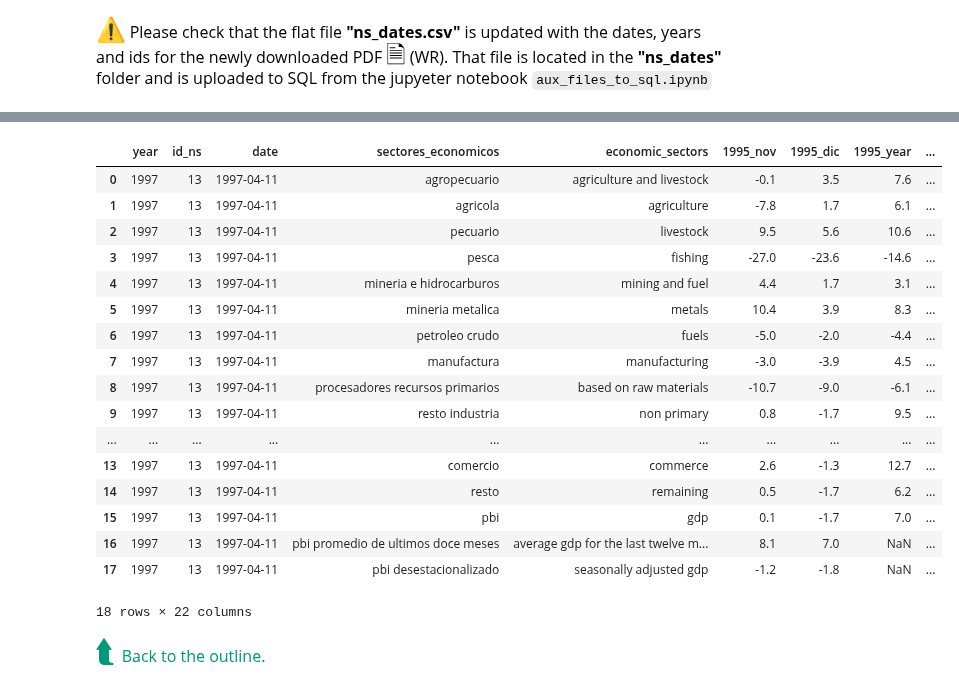
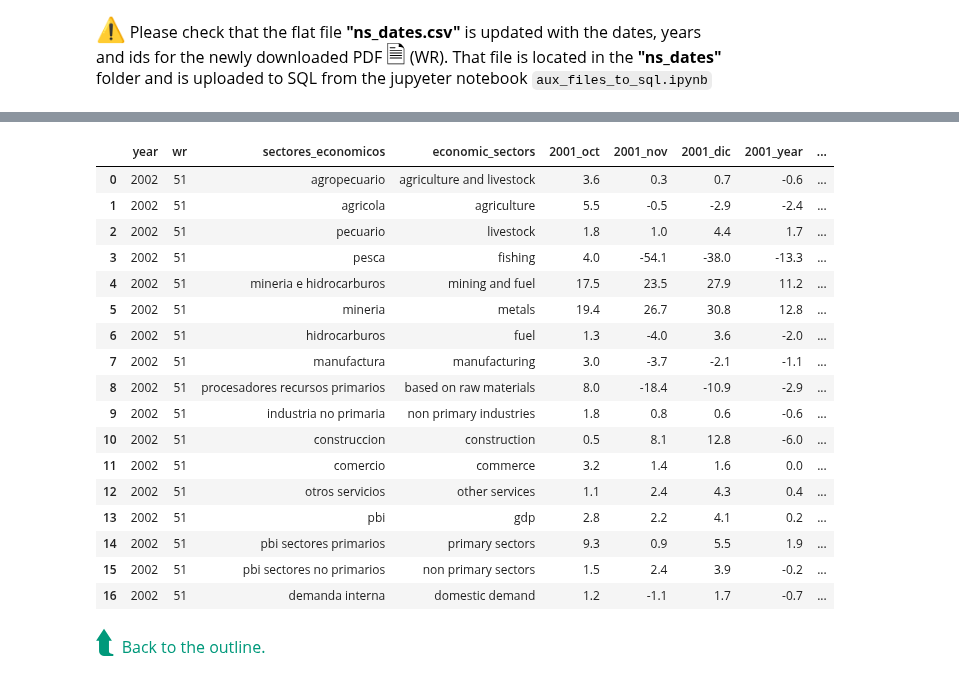
Before and after one commit to JasonCruz18/peru_gdp_revisions, a Jupyter notebook: gdp_revisions_datasets/old_gdp_rtd.ipynb, the cells around one changed output, grey strips where cells are left out. Cells and saved outputs as stored; diff of their text form; code cells hidden in the pictures.

```diff
--- a/gdp_revisions_datasets/old_gdp_rtd.ipynb
+++ b/gdp_revisions_datasets/old_gdp_rtd.ipynb
@@ -411,24 +420,24 @@ old_tables_dict_1['ns_13_1997_1'].head(30)
 # %%
-old_dataframes_dict_1['ns_13_1997_1'].head(30)
+old_dataframes_dict_1['ns_51_2002_1'].head(30)
 # %% [output]
-|  | year | id_ns | date | sectores_economicos | economic_sectors | 1995_nov | 1995_dic | 1995_year | ... |
-| 0 | 1997 | 13 | 1997-04-11 | agropecuario | agriculture and livestock | -0.1 | 3.5 | 7.6 | ... |
-| 1 | 1997 | 13 | 1997-04-11 | agricola | agriculture | -7.8 | 1.7 | 6.1 | ... |
-| 2 | 1997 | 13 | 1997-04-11 | pecuario | livestock | 9.5 | 5.6 | 10.6 | ... |
-| 3 | 1997 | 13 | 1997-04-11 | pesca | fishing | -27.0 | -23.6 | -14.6 | ... |
-| 4 | 1997 | 13 | 1997-04-11 | mineria e hidrocarburos | mining and fuel | 4.4 | 1.7 | 3.1 | ... |
-| 5 | 1997 | 13 | 1997-04-11 | mineria metalica | metals | 10.4 | 3.9 | 8.3 | ... |
-| 6 | 1997 | 13 | 1997-04-11 | petroleo crudo | fuels | -5.0 | -2.0 | -4.4 | ... |
-| 7 | 1997 | 13 | 1997-04-11 | manufactura | manufacturing | -3.0 | -3.9 | 4.5 | ... |
-| 8 | 1997 | 13 | 1997-04-11 | procesadores recursos primarios | based on raw materials | -10.7 | -9.0 | -6.1 | ... |
-| 9 | 1997 | 13 | 1997-04-11 | resto industria | non primary | 0.8 | -1.7 | 9.5 | ... |
-| ... | ... | ... | ... | ... | ... | ... | ... | ... | ... |
-| 13 | 1997 | 13 | 1997-04-11 | comercio | commerce | 2.6 | -1.3 | 12.7 | ... |
-| 14 | 1997 | 13 | 1997-04-11 | resto | remaining | 0.5 | -1.7 | 6.2 | ... |
-| 15 | 1997 | 13 | 1997-04-11 | pbi | gdp | 0.1 | -1.7 | 7.0 | ... |
-| 16 | 1997 | 13 | 1997-04-11 | pbi promedio de ultimos doce meses | average gdp for the last twelve m... | 8.1 | 7.0 | NaN | ... |
-| 17 | 1997 | 13 | 1997-04-11 | pbi desestacionalizado | seasonally adjusted gdp | -1.2 | -1.8 | NaN | ... |
+|  | year | wr | sectores_economicos | economic_sectors | 2001_oct | 2001_nov | 2001_dic | 2001_year | ... |
+| 0 | 2002 | 51 | agropecuario | agriculture and livestock | 3.6 | 0.3 | 0.7 | -0.6 | ... |
+| 1 | 2002 | 51 | agricola | agriculture | 5.5 | -0.5 | -2.9 | -2.4 | ... |
+| 2 | 2002 | 51 | pecuario | livestock | 1.8 | 1.0 | 4.4 | 1.7 | ... |
+| 3 | 2002 | 51 | pesca | fishing | 4.0 | -54.1 | -38.0 | -13.3 | ... |
+| 4 | 2002 | 51 | mineria e hidrocarburos | mining and fuel | 17.5 | 23.5 | 27.9 | 11.2 | ... |
+| 5 | 2002 | 51 | mineria | metals | 19.4 | 26.7 | 30.8 | 12.8 | ... |
+| 6 | 2002 | 51 | hidrocarburos | fuel | 1.3 | -4.0 | 3.6 | -2.0 | ... |
+| 7 | 2002 | 51 | manufactura | manufacturing | 3.0 | -3.7 | -2.1 | -1.1 | ... |
+| 8 | 2002 | 51 | procesadores recursos primarios | based on raw materials | 8.0 | -18.4 | -10.9 | -2.9 | ... |
+| 9 | 2002 | 51 | industria no primaria | non primary industries | 1.8 | 0.8 | 0.6 | -0.6 | ... |
+| 10 | 2002 | 51 | construccion | construction | 0.5 | 8.1 | 12.8 | -6.0 | ... |
+| 11 | 2002 | 51 | comercio | commerce | 3.2 | 1.4 | 1.6 | 0.0 | ... |
+| 12 | 2002 | 51 | otros servicios | other services | 1.1 | 2.4 | 4.3 | 0.4 | ... |
+| 13 | 2002 | 51 | pbi | gdp | 2.8 | 2.2 | 4.1 | 0.2 | ... |
+| 14 | 2002 | 51 | pbi sectores primarios | primary sectors | 9.3 | 0.9 | 5.5 | 1.9 | ... |
+| 15 | 2002 | 51 | pbi sectores no primarios | non primary sectors | 1.5 | 2.4 | 3.9 | -0.2 | ... |
+| 16 | 2002 | 51 | demanda interna | domestic demand | 1.2 | -1.1 | 1.7 | -0.7 | ... |
-18 rows × 22 columns
 # %% [markdown]
 <div style="font-family: PT Serif Pro Book; text-align: left; color: dark; font-size: 16px;">
     <span style="font-size: 30px; color: rgb(255, 32, 78); font-weight: bold;">
```
Also changed, not shown: parts of 12 cells of this notebook, 2 other files.
